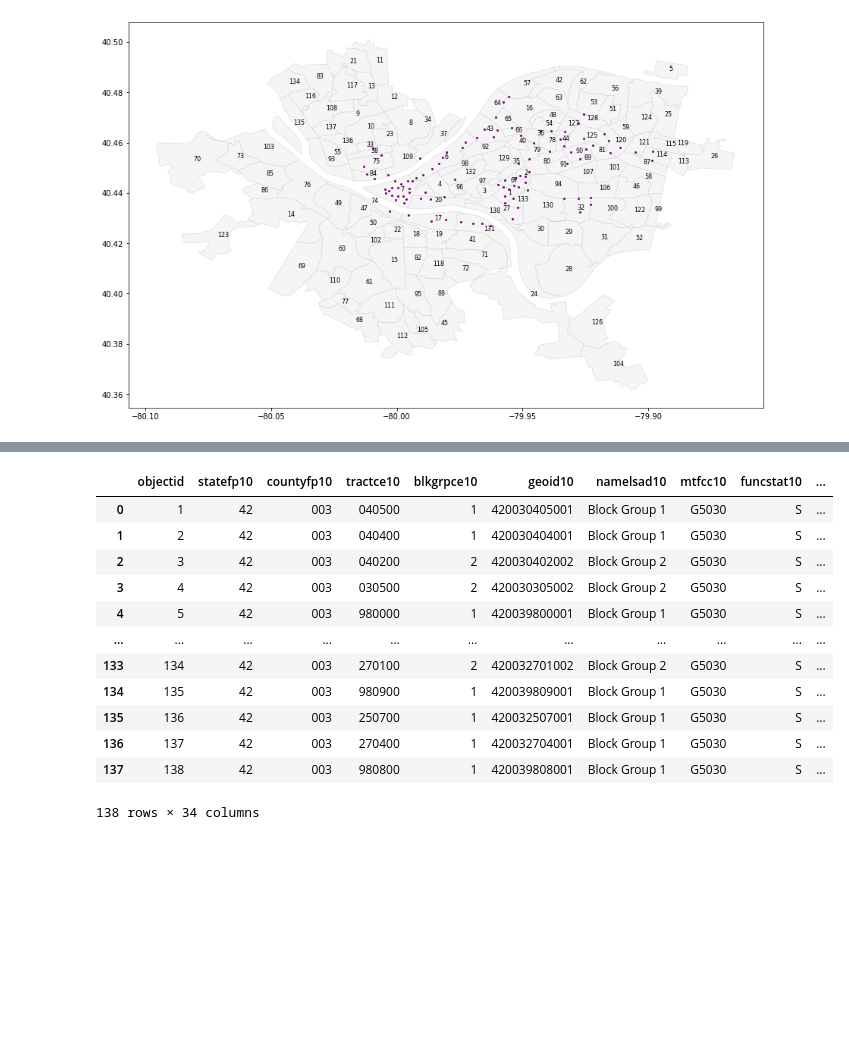
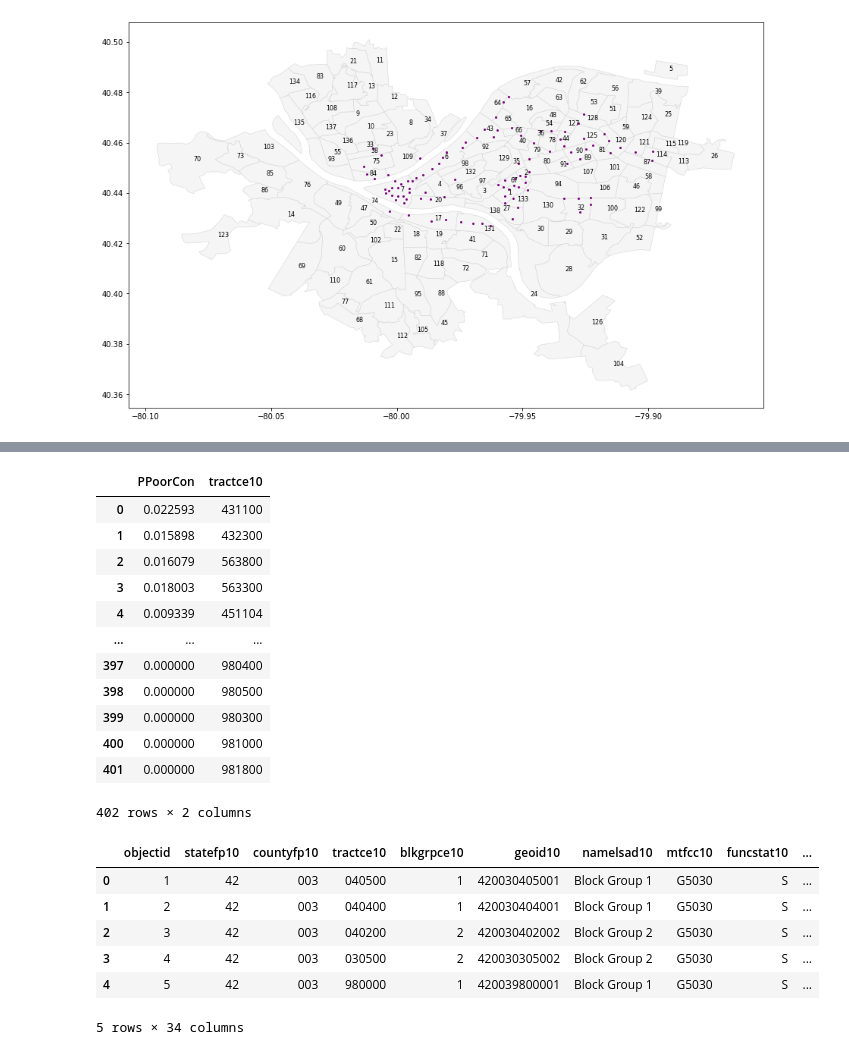
Before and after one commit to katelyn98/HealthyRide-Mapping, a Jupyter notebook: PoorHousingConditionsMap.ipynb, the cells around one changed output, grey strips where cells are left out. Drawn from its saved outputs; the diff is of its cells as text; code cells hidden in the pictures; blank space fills up the shorter version.

```diff
--- a/PoorHousingConditionsMap.ipynb
+++ b/PoorHousingConditionsMap.ipynb
@@ -61,24 +106,35 @@ resultFig.savefig("result1.png")
+# %%
+poorCond_data = poorCond_data.rename(columns={'TRACTCE': 'tractce10'})
+poorCond_data
+# %% [output]
+|  | PPoorCon | tractce10 |
+| 0 | 0.022593 | 431100 |
+| 1 | 0.015898 | 432300 |
+| 2 | 0.016079 | 563800 |
+| 3 | 0.018003 | 563300 |
+| 4 | 0.009339 | 451104 |
+| ... | ... | ... |
+| 397 | 0.000000 | 980400 |
+| 398 | 0.000000 | 980500 |
+| 399 | 0.000000 | 980300 |
+| 400 | 0.000000 | 981000 |
+| 401 | 0.000000 | 981800 |
+402 rows × 2 columns
 # %%
 #get only the poor housing condition rate to join to other data frame
 poorCond_data = pd.DataFrame(poorHouseCon['PPoorCon'])
 poorCond_data = poorCond_data.join(poorHouseCon['TRACTCE'])
 poorCond_data = poorCond_data.rename(columns={'TRACTCE': 'tractce10'})
 
 cenTract = cenTract.merge(poorCond_data, on="tractce10")
-cenTract
+cenTract.head()
 # %% [output]
 |  | objectid | statefp10 | countyfp10 | tractce10 | blkgrpce10 | geoid10 | namelsad10 | mtfcc10 | funcstat10 | ... |
 | 0 | 1 | 42 | 003 | 040500 | 1 | 420030405001 | Block Group 1 | G5030 | S | ... |
 | 1 | 2 | 42 | 003 | 040400 | 1 | 420030404001 | Block Group 1 | G5030 | S | ... |
 | 2 | 3 | 42 | 003 | 040200 | 2 | 420030402002 | Block Group 2 | G5030 | S | ... |
 | 3 | 4 | 42 | 003 | 030500 | 2 | 420030305002 | Block Group 2 | G5030 | S | ... |
 | 4 | 5 | 42 | 003 | 980000 | 1 | 420039800001 | Block Group 1 | G5030 | S | ... |
-| ... | ... | ... | ... | ... | ... | ... | ... | ... | ... | ... |
-| 133 | 134 | 42 | 003 | 270100 | 2 | 420032701002 | Block Group 2 | G5030 | S | ... |
-| 134 | 135 | 42 | 003 | 980900 | 1 | 420039809001 | Block Group 1 | G5030 | S | ... |
-| 135 | 136 | 42 | 003 | 250700 | 1 | 420032507001 | Block Group 1 | G5030 | S | ... |
-| 136 | 137 | 42 | 003 | 270400 | 1 | 420032704001 | Block Group 1 | G5030 | S | ... |
-| 137 | 138 | 42 | 003 | 980800 | 1 | 420039808001 | Block Group 1 | G5030 | S | ... |
-138 rows × 34 columns
+5 rows × 34 columns
 # %%
 #plotting the poor housing condition data on the pittsburgh neighborhood map (data from 2016)
```
Also changed, not shown: parts of 6 cells of this notebook, 10 other files.
